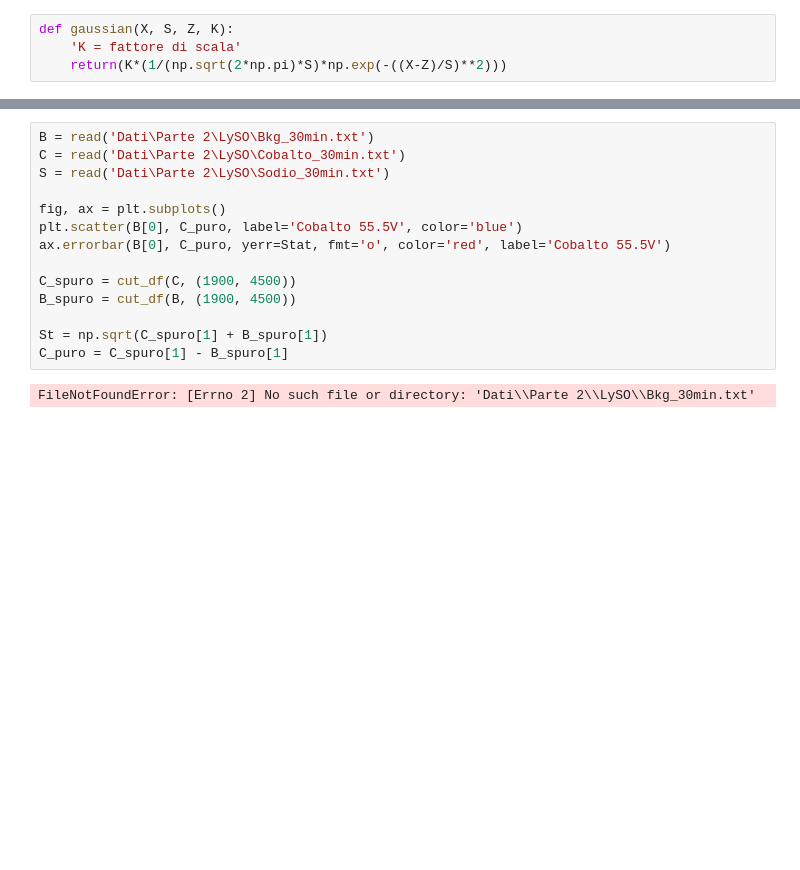
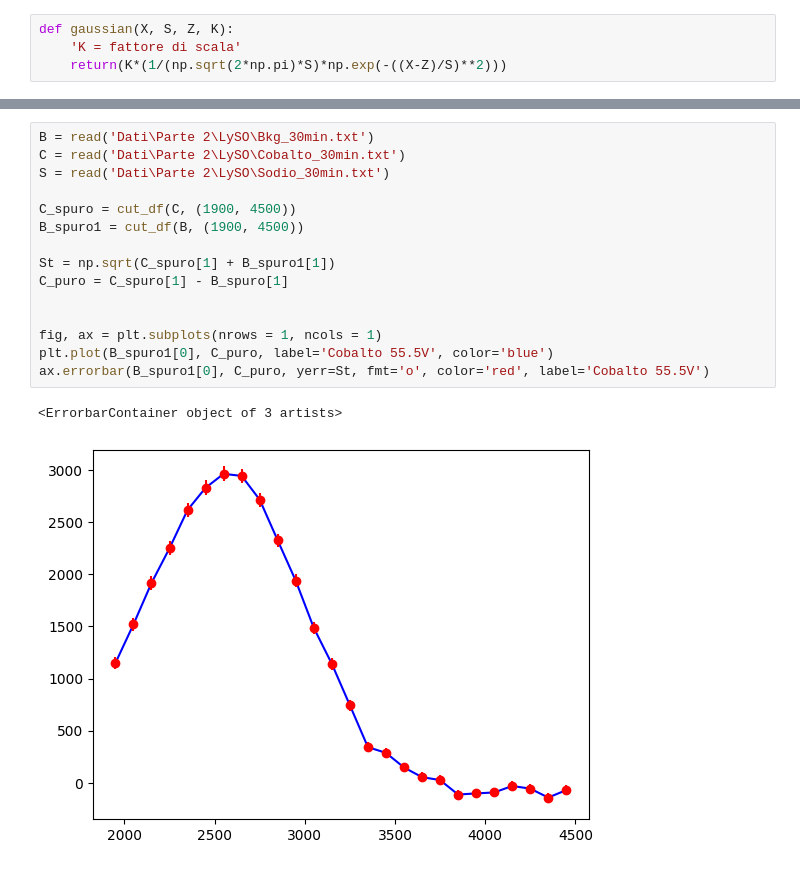
Before and after one commit to Pavar0tty/Laboratorio_SiPM, a Jupyter notebook: Analisi/Parte 2/LySO_analisi.ipynb, the cells around one changed output, grey strips where cells are left out. Saved outputs shown, nothing was run; the diff lists cells and outputs as text; blank space fills up the shorter version.

```diff
--- a/Analisi/Parte 2/LySO_analisi.ipynb
+++ b/Analisi/Parte 2/LySO_analisi.ipynb
@@ -45,19 +41,21 @@ def func_Na (X, S, Z, K, a, b, c):
 # %%
 B = read('Dati\Parte 2\LySO\Bkg_30min.txt')
 C = read('Dati\Parte 2\LySO\Cobalto_30min.txt')
 S = read('Dati\Parte 2\LySO\Sodio_30min.txt')
 
-fig, ax = plt.subplots()
-plt.scatter(B[0], C_puro, label='Cobalto 55.5V', color='blue')
-ax.errorbar(B[0], C_puro, yerr=Stat, fmt='o', color='red', label='Cobalto 55.5V')
+C_spuro = cut_df(C, (1900, 4500))
+B_spuro1 = cut_df(B, (1900, 4500))
 
-C_spuro = cut_df(C, (1900, 4500))
-B_spuro = cut_df(B, (1900, 4500))
+St = np.sqrt(C_spuro[1] + B_spuro1[1])
+C_puro = C_spuro[1] - B_spuro[1]
 
-St = np.sqrt(C_spuro[1] + B_spuro[1])
-C_puro = C_spuro[1] - B_spuro[1]
+
+fig, ax = plt.subplots(nrows = 1, ncols = 1)
+plt.plot(B_spuro1[0], C_puro, label='Cobalto 55.5V', color='blue')
+ax.errorbar(B_spuro1[0], C_puro, yerr=St, fmt='o', color='red', label='Cobalto 55.5V')
 # %% [output]
-FileNotFoundError: [Errno 2] No such file or directory: 'Dati\\Parte 2\\LySO\\Bkg_30min.txt'
+<ErrorbarContainer object of 3 artists>
+[figure, added]
 # %%
 def analisi_Cobalto(X, Y, St):
 
```
Also changed, not shown: parts of 7 cells of this notebook, 1 other file.
